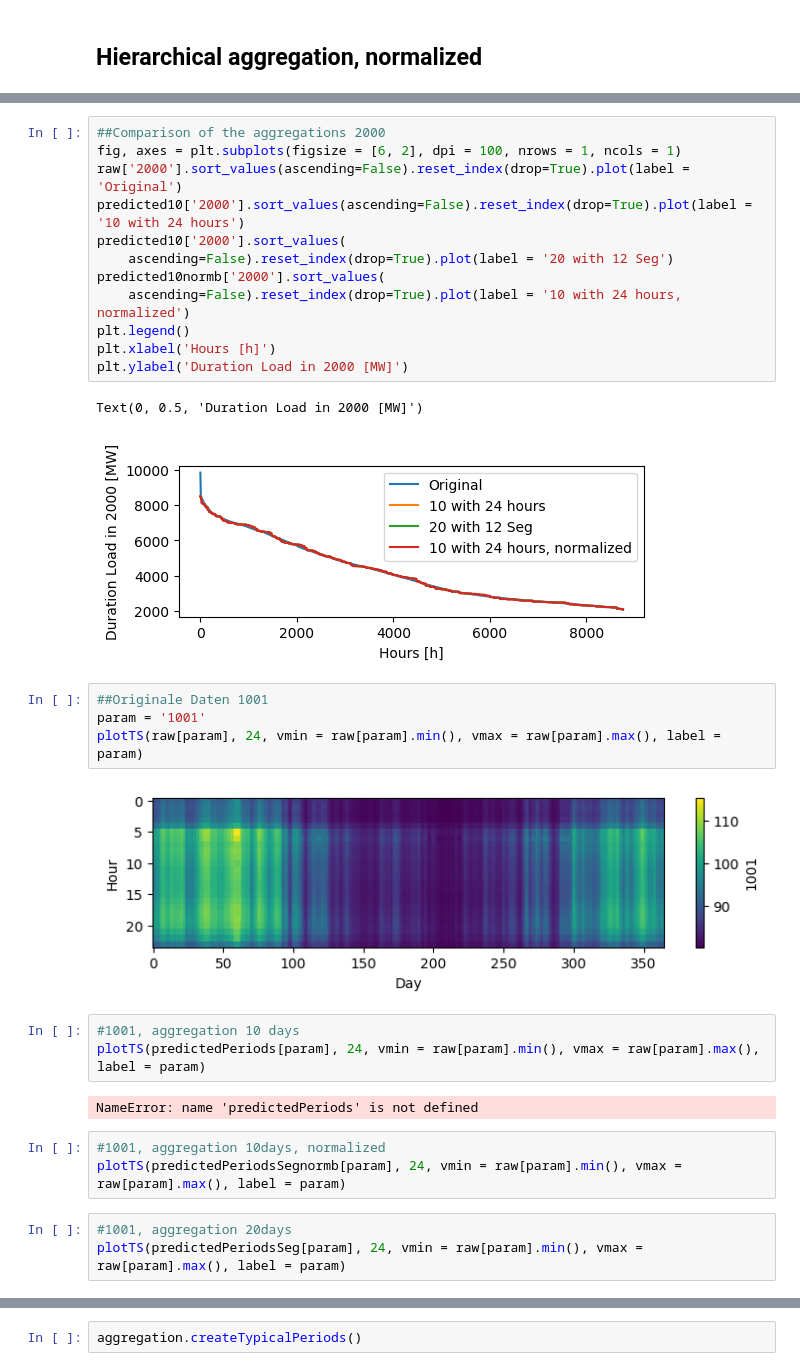
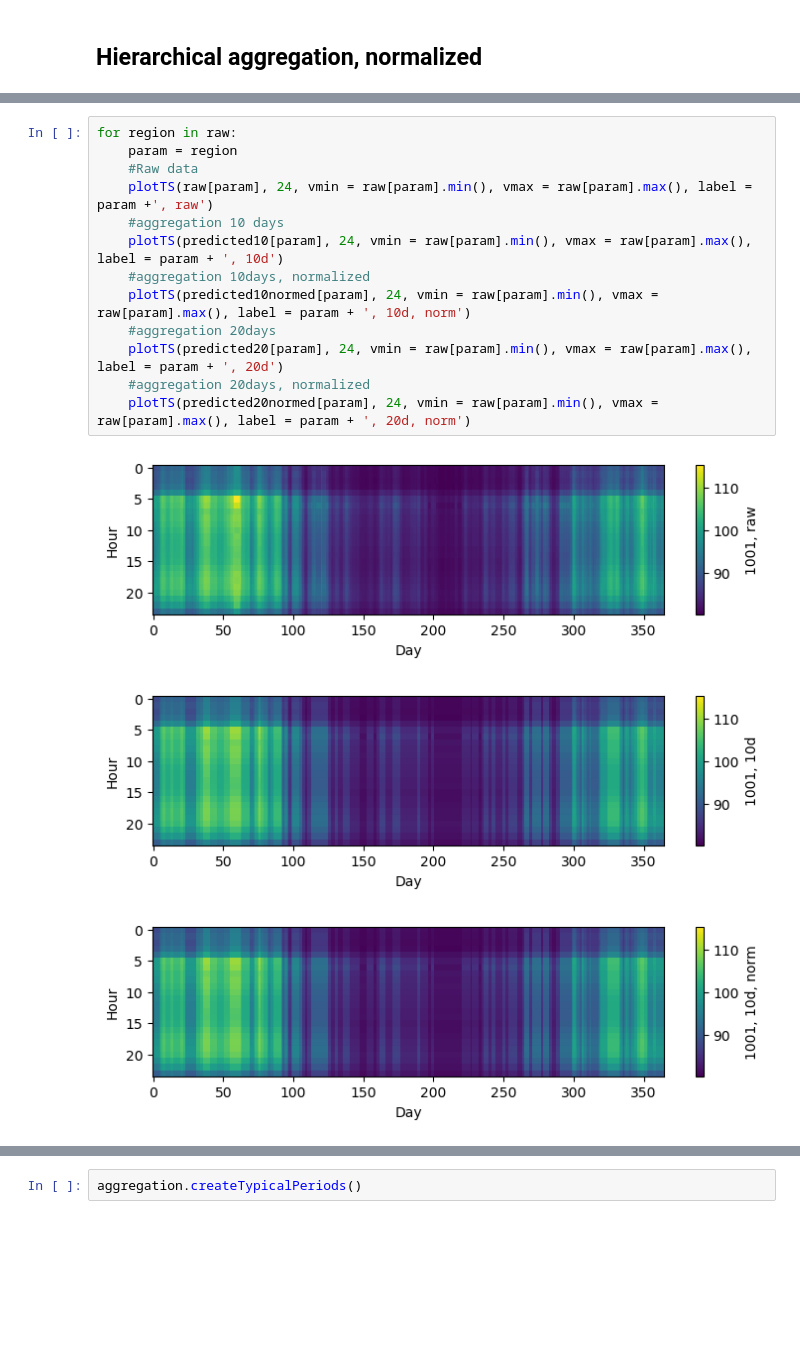
Before and after one commit to viole-i/Outputs_Thesis_DLR, a Jupyter notebook: Landkreisgasbedarf zusammenfassen.ipynb, the cells around one changed output, grey strips where cells are left out. Saved outputs shown, nothing was run; the diff lists cells and outputs as text; blank space fills up the shorter version.

```diff
--- a/Landkreisgasbedarf zusammenfassen.ipynb
+++ b/Landkreisgasbedarf zusammenfassen.ipynb
@@ -112,32 +156,17 @@ Text(0, 0.5, 'Duration Load in 1001 [MW]')
-# %%
-##Comparison of the aggregations 2000
-fig, axes = plt.subplots(figsize = [6, 2], dpi = 100, nrows = 1, ncols = 1)
-raw['2000'].sort_values(ascending=False).reset_index(drop=True).plot(label = 'Original')
-predicted10['2000'].sort_values(ascending=False).reset_index(drop=True).plot(label = '10 with 24 hours')
-predicted10['2000'].sort_values(
-    ascending=False).reset_index(drop=True).plot(label = '20 with 12 Seg')
-predicted10normb['2000'].sort_values(
-    ascending=False).reset_index(drop=True).plot(label = '10 with 24 hours, normalized')
-plt.legend()
-plt.xlabel('Hours [h]')
-plt.ylabel('Duration Load in 2000 [MW]')
-# %% [output]
-Text(0, 0.5, 'Duration Load in 2000 [MW]')
-[figure, removed]
-# %%
-##Originale Daten 1001
-param = '1001'
-plotTS(raw[param], 24, vmin = raw[param].min(), vmax = raw[param].max(), label = param)
-# %% [output]
-[figure, removed]
-# %%
-#1001, aggregation 10 days
-plotTS(predictedPeriods[param], 24, vmin = raw[param].min(), vmax = raw[param].max(), label = param)
-# %% [output]
-NameError: name 'predictedPeriods' is not defined
-# %%
-#1001, aggregation 10days, normalized
-plotTS(predictedPeriodsSegnormb[param], 24, vmin = raw[param].min(), vmax = raw[param].max(), label = param)
-# %%
-#1001, aggregation 20days
-plotTS(predictedPeriodsSeg[param], 24, vmin = raw[param].min(), vmax = raw[param].max(), label = param)
+# %%
+for region in raw:
+    param = region
+    #Raw data
+    plotTS(raw[param], 24, vmin = raw[param].min(), vmax = raw[param].max(), label = param +', raw')
+    #aggregation 10 days
+    plotTS(predicted10[param], 24, vmin = raw[param].min(), vmax = raw[param].max(), label = param + ', 10d')
+    #aggregation 10days, normalized
+    plotTS(predicted10normed[param], 24, vmin = raw[param].min(), vmax = raw[param].max(), label = param + ', 10d, norm')
+    #aggregation 20days
+    plotTS(predicted20[param], 24, vmin = raw[param].min(), vmax = raw[param].max(), label = param + ', 20d')
+    #aggregation 20days, normalized
+    plotTS(predicted20normed[param], 24, vmin = raw[param].min(), vmax = raw[param].max(), label = param + ', 20d, norm')
+# %% [output]
+[figure, added]
+[figure, added]
+[figure, added]
```
Also changed, not shown: parts of 12 cells of this notebook.
